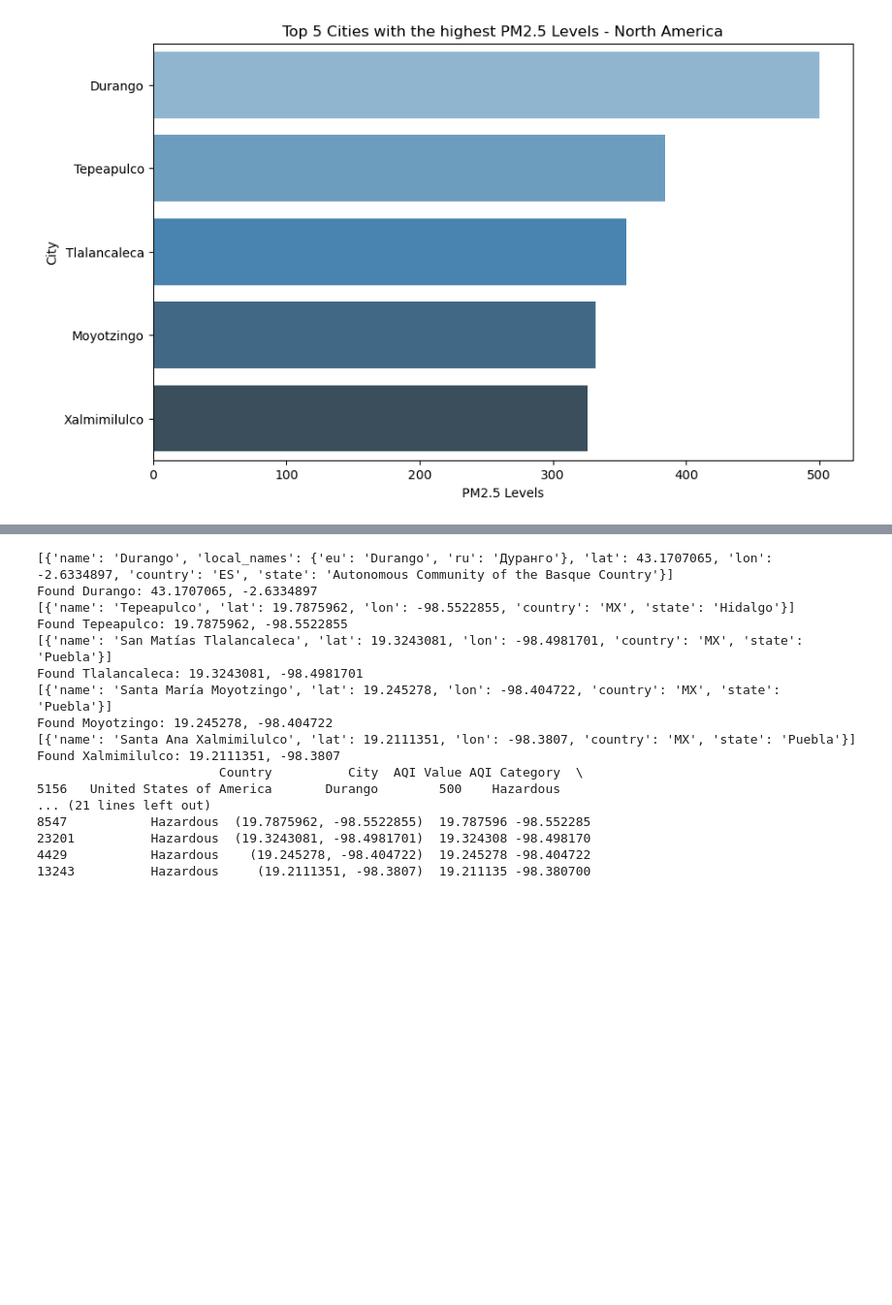
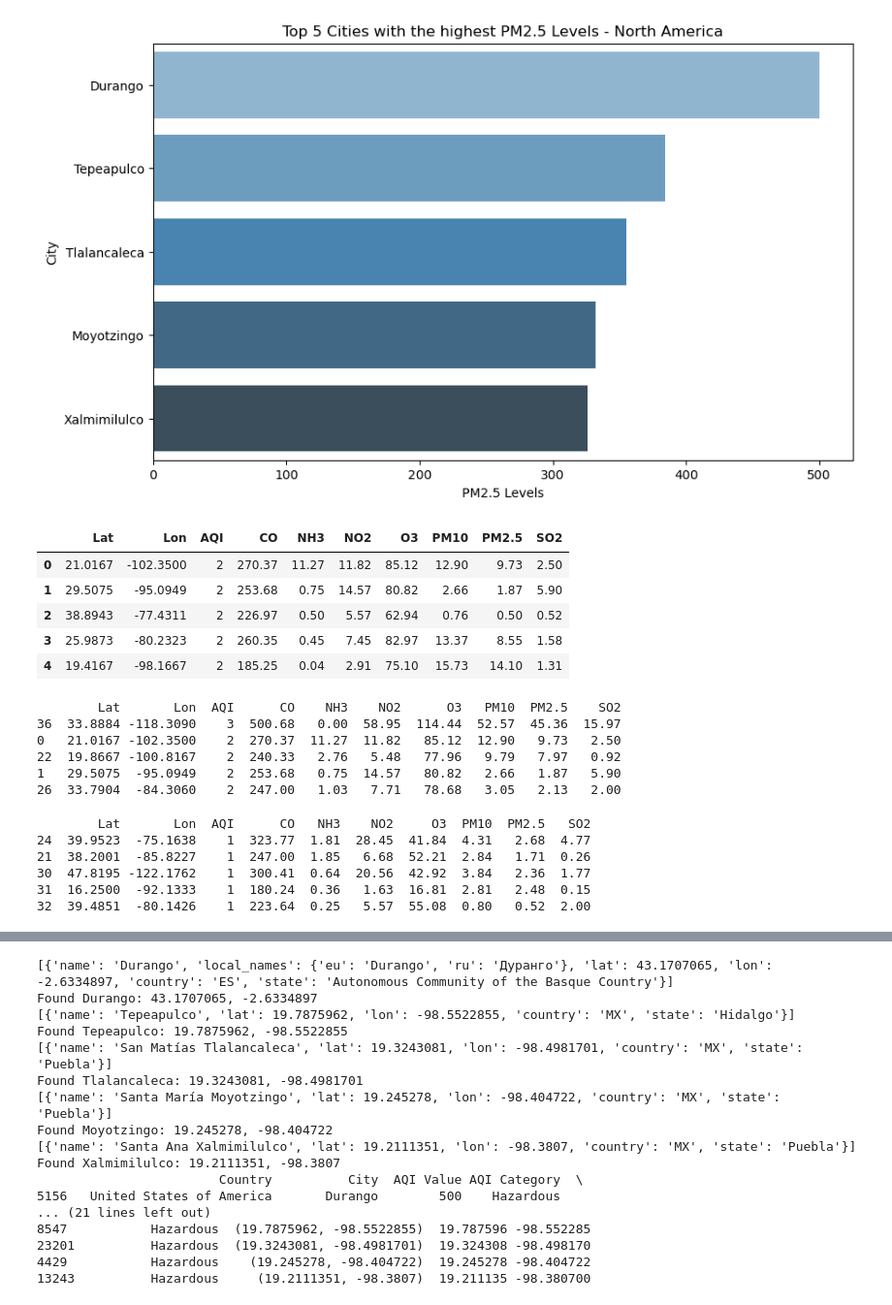
Before and after one commit to Khushboomodha/Project_3, a Jupyter notebook: static/Phuong_new.ipynb, the cells around one changed output, grey strips where cells are left out. Shown: that part at 97% size. Cells and saved outputs as stored; diff of their text form; code cells hidden in the pictures; blank space fills up the shorter version.

```diff
--- a/static/Phuong_new.ipynb
+++ b/static/Phuong_new.ipynb
@@ -154,3 +154,53 @@ plt.ylabel('City')
 plt.show()
 # %% [output]
 [figure]
+# %%
+# Create a DataFrame
+map_data = pd.DataFrame({
+    'Lat': lat,
+    'Lon': lon,
+    'AQI': aqi,
+    'CO': co,
+    'NH3': nh3,
+    'NO2': no2,
+    'O3': o3,
+    'PM10': pm10,
+    'PM2.5': pm2_5,
+    'SO2': so2})
+
+
+
+map_data.head()
+# %% [output]
+|  | Lat | Lon | AQI | CO | NH3 | NO2 | O3 | PM10 | PM2.5 | SO2 |
+| 0 | 21.0167 | -102.3500 | 2 | 270.37 | 11.27 | 11.82 | 85.12 | 12.90 | 9.73 | 2.50 |
+| 1 | 29.5075 | -95.0949 | 2 | 253.68 | 0.75 | 14.57 | 80.82 | 2.66 | 1.87 | 5.90 |
+| 2 | 38.8943 | -77.4311 | 2 | 226.97 | 0.50 | 5.57 | 62.94 | 0.76 | 0.50 | 0.52 |
+| 3 | 25.9873 | -80.2323 | 2 | 260.35 | 0.45 | 7.45 | 82.97 | 13.37 | 8.55 | 1.58 |
+| 4 | 19.4167 | -98.1667 | 2 | 185.25 | 0.04 | 2.91 | 75.10 | 15.73 | 14.10 | 1.31 |
+# %%
+# Sort the data by AQI in descending order to get the highest AQI values first
+top_5_cities = map_data.sort_values(by='AQI', ascending=False).head(5)
+
+# Display the top 5 cities with the highest AQI
+print(top_5_cities)
+# %% [output]
+        Lat       Lon  AQI      CO    NH3    NO2      O3   PM10  PM2.5    SO2
+36  33.8884 -118.3090    3  500.68   0.00  58.95  114.44  52.57  45.36  15.97
+0   21.0167 -102.3500    2  270.37  11.27  11.82   85.12  12.90   9.73   2.50
+22  19.8667 -100.8167    2  240.33   2.76   5.48   77.96   9.79   7.97   0.92
+1   29.5075  -95.0949    2  253.68   0.75  14.57   80.82   2.66   1.87   5.90
+26  33.7904  -84.3060    2  247.00   1.03   7.71   78.68   3.05   2.13   2.00
+# %%
+# Sort the data by AQI in ascending order to get the lowest AQI values first
+bottom_5_cities = map_data.sort_values(by='AQI', ascending=True).head(5)
+
+# Display the top 5 cities with the lowest AQI
+print(bottom_5_cities)
+# %% [output]
+        Lat       Lon  AQI      CO   NH3    NO2     O3  PM10  PM2.5   SO2
+24  39.9523  -75.1638    1  323.77  1.81  28.45  41.84  4.31   2.68  4.77
+21  38.2001  -85.8227    1  247.00  1.85   6.68  52.21  2.84   1.71  0.26
+30  47.8195 -122.1762    1  300.41  0.64  20.56  42.92  3.84   2.36  1.77
+31  16.2500  -92.1333    1  180.24  0.36   1.63  16.81  2.81   2.48  0.15
+32  39.4851  -80.1426    1  223.64  0.25   5.57  55.08  0.80   0.52  2.00
```
Also changed, not shown: parts of 6 cells of this notebook.
